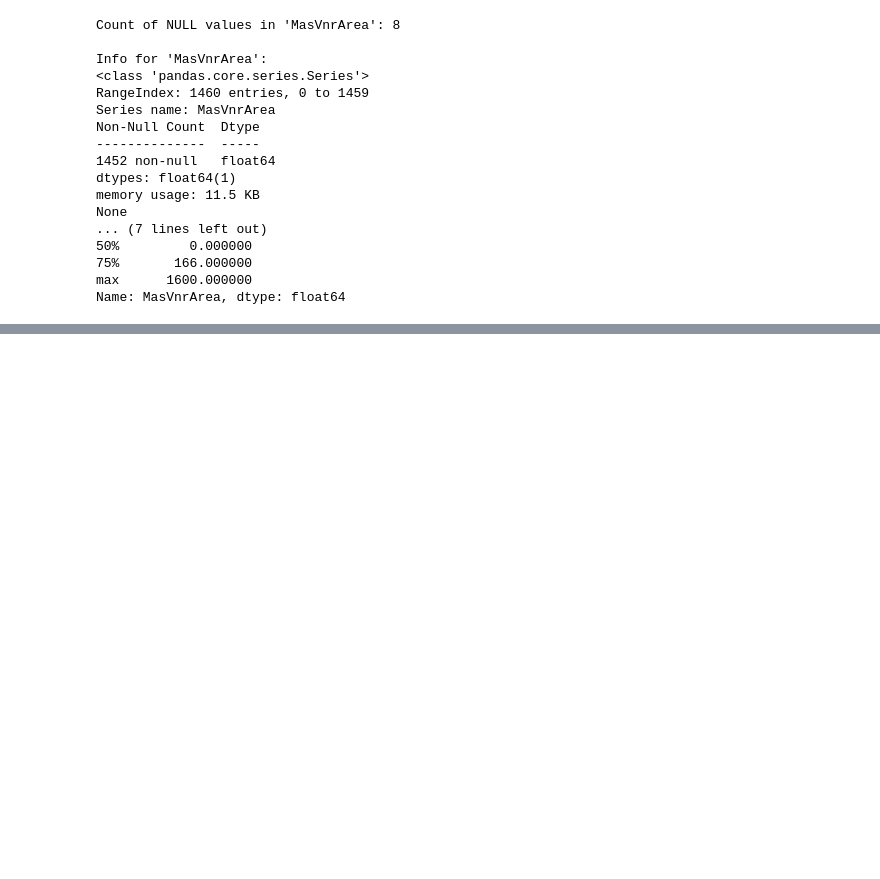
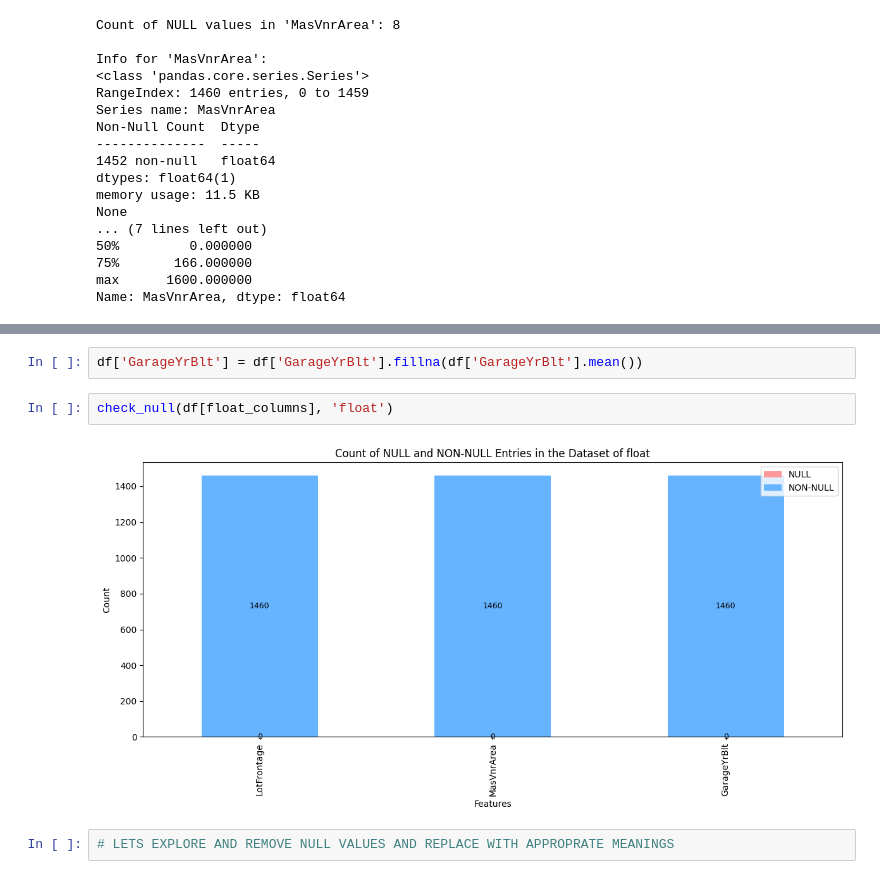
Before and after one commit to shyamghan17/MachineLearning, a Jupyter notebook: house-prices-advanced-regression-techniques/house-prices-prediction-adv-reg-tech.ipynb, the cells around one changed output, grey strips where cells are left out. Cells and saved outputs as stored; diff of their text form; blank space fills up the shorter version.

```diff
--- a/house-prices-advanced-regression-techniques/house-prices-prediction-adv-reg-tech.ipynb
+++ b/house-prices-advanced-regression-techniques/house-prices-prediction-adv-reg-tech.ipynb
@@ -298,0 +317,8 @@ Name: MasVnrArea, Length: 1460, dtype: float64
+# %%
+df['GarageYrBlt'] = df['GarageYrBlt'].fillna(df['GarageYrBlt'].mean())
+# %%
+check_null(df[float_columns], 'float')
+# %% [output]
+[figure, added]
+# %%
+# LETS EXPLORE AND REMOVE NULL VALUES AND REPLACE WITH APPROPRATE MEANINGS
```
Also changed, not shown: parts of 77 cells of this notebook, 1 other file.
